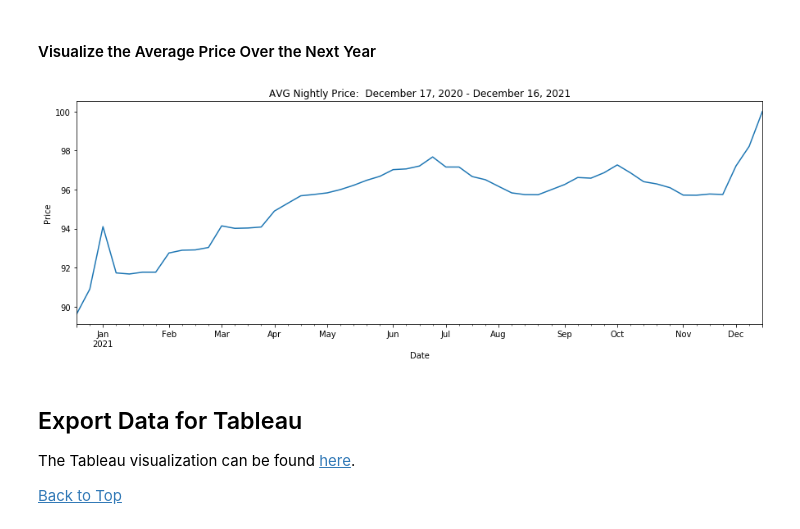
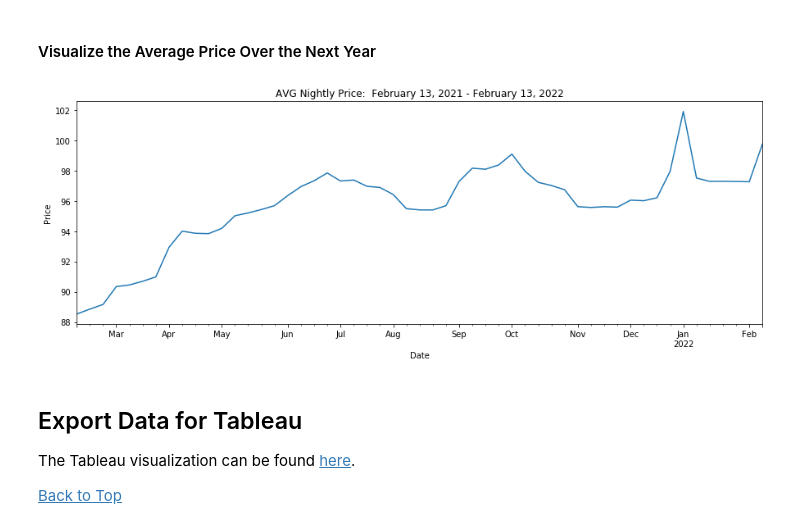
Before and after one commit to aaronbw/Airbnb_Paris, a Jupyter notebook: Airbnb_Paris_Project.ipynb, the cells around one changed output. Drawn from its saved outputs; the diff is of its cells as text; code cells hidden in the pictures.

```diff
--- a/Airbnb_Paris_Project.ipynb
+++ b/Airbnb_Paris_Project.ipynb
@@ -3556,25 +3554,25 @@ listings_ids = listings['id']
 calendar_final = calendar_final[calendar_final.listing_id.isin(listings_ids)]
 
 # Filter by date range so that the visualization uses only days that have the full range of data
-calendar_final = calendar_final[(calendar_final['date'] > '2020-12-17') & (calendar_final['date'] < '2021-12-16')]
+calendar_final = calendar_final[(calendar_final['date'] > '2021-02-13') & (calendar_final['date'] < '2022-02-12')]
 # %% [markdown]
 #### Visualize the Average Price Over the Next Year
 # %%
 fig, ax = plt.subplots(figsize=(15, 11))
 price_by_date = calendar_final.groupby(['date'])['price'].mean()
 
 plt.subplot(211)
 
 # Resample time series to weekly for easier visualization
 price_by_date.resample('W').mean().plot()
 
 plt.xlabel('Date')
 plt.ylabel('Price')
-plt.title('AVG Nightly Price:  December 17, 2020 - December 16, 2021')
+plt.title('AVG Nightly Price:  February 13, 2021 - February 13, 2022')
 
 plt.savefig('AVG_List_Price', bbox_inches='tight');
 # %% [output]
-[figure, old version]
+[figure, new version]
 # %% [markdown]
 <a name="export"></a>
 ## Export Data for Tableau
```
Also changed, not shown: parts of 207 cells of this notebook.
